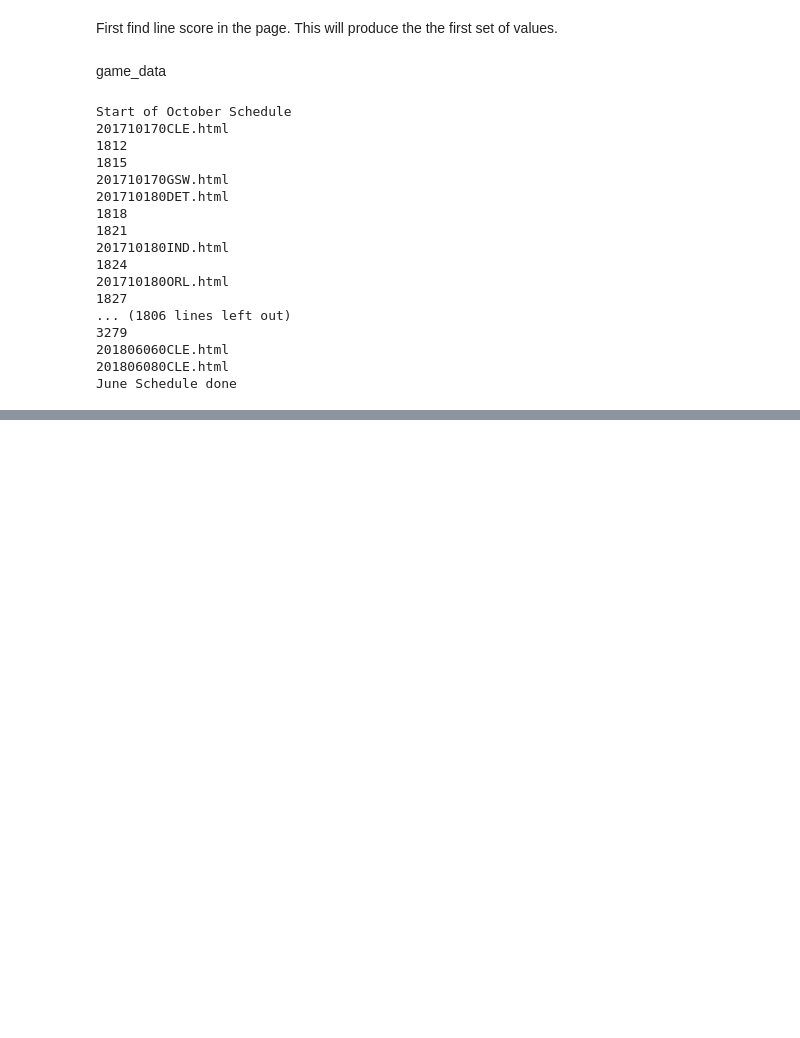
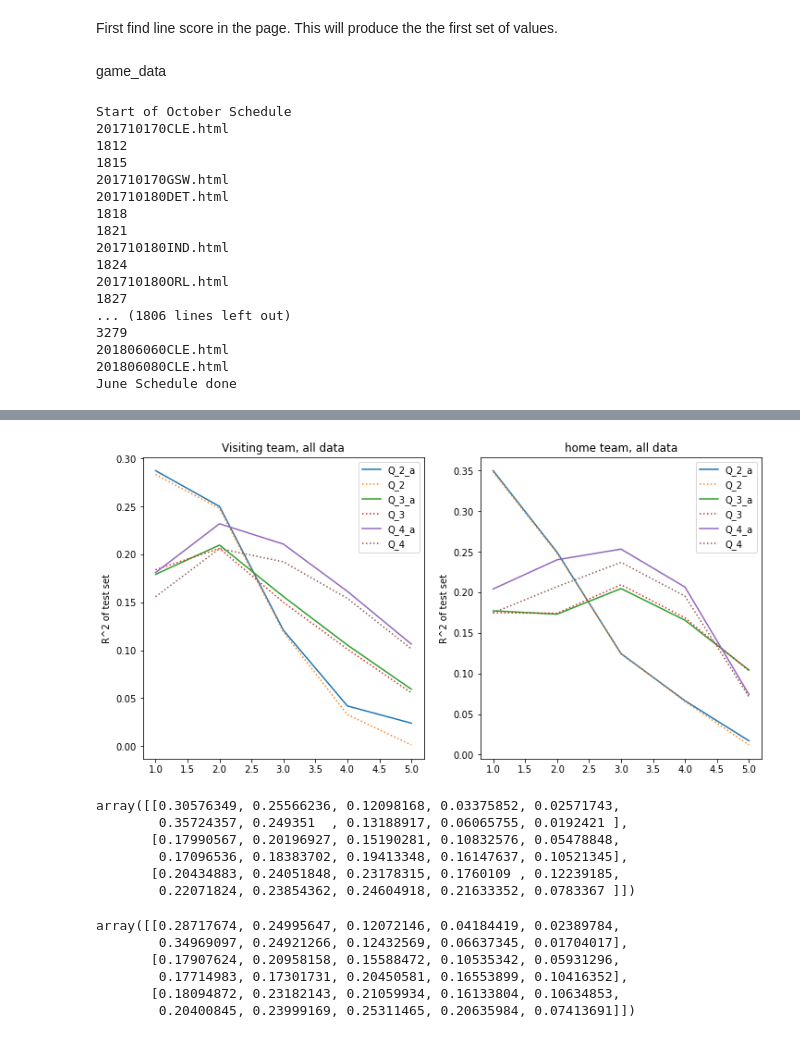
Before and after one commit to linmei99/proj2_regression, a Jupyter notebook: regression.ipynb, the cells around one changed output, grey strips where cells are left out. Cells and saved outputs as stored; diff of their text form; code cells hidden in the pictures; blank space fills up the shorter version.

```diff
--- a/regression.ipynb
+++ b/regression.ipynb
@@ -592,3 +857,40 @@ Notes:
+# %%
+plt.figure(figsize=([12,6]))
+plt.subplot(1,2,1)
+for i in range (2,5):
+    plt.plot(range(1,1+MAX_OUT),test2[i-2][0:MAX_OUT],label='Q_{}_a'.format(i))
+    plt.plot(range(1,1+MAX_OUT),test[i-2][0:MAX_OUT],label='Q_{}'.format(i), linestyle=':')
+plt.ylabel('R^2 of test set')
+plt.title("Visiting team, all data")
+plt.legend()
+plt.subplot(1,2,2)
+for i in range (2,5):
+    plt.plot(range(1,1+MAX_OUT),test2[i-2][MAX_OUT:MAX_OUT*2],label='Q_{}_a'.format(i))
+    plt.plot(range(1,1+MAX_OUT),test[i-2][MAX_OUT:MAX_OUT*2],label='Q_{}'.format(i), linestyle=':')
+plt.ylabel('R^2 of test set')
+plt.title("home team, all data")
+plt.legend()
+plt.savefig('result_c.png',dpi=150,transparent=False);
+# %% [output]
+[figure, added]
+# %%
+test_p2
+# %% [output]
+array([[0.30576349, 0.25566236, 0.12098168, 0.03375852, 0.02571743,
+        0.35724357, 0.249351  , 0.13188917, 0.06065755, 0.0192421 ],
+       [0.17990567, 0.20196927, 0.15190281, 0.10832576, 0.05478848,
+        0.17096536, 0.18383702, 0.19413348, 0.16147637, 0.10521345],
+       [0.20434883, 0.24051848, 0.23178315, 0.1760109 , 0.12239185,
+        0.22071824, 0.23854362, 0.24604918, 0.21633352, 0.0783367 ]])
+# %%
+test2
+# %% [output]
+array([[0.28717674, 0.24995647, 0.12072146, 0.04184419, 0.02389784,
+        0.34969097, 0.24921266, 0.12432569, 0.06637345, 0.01704017],
+       [0.17907624, 0.20958158, 0.15588472, 0.10535342, 0.05931296,
+        0.17714983, 0.17301731, 0.20450581, 0.16553899, 0.10416352],
+       [0.18094872, 0.23182143, 0.21059934, 0.16133804, 0.10634853,
+        0.20400845, 0.23999169, 0.25311465, 0.20635984, 0.07413691]])
 # %%
 grid_model(Ridge(),X_tr, y_train,kfold,std.transform(X_val.values),y_val)
 # %% [output]
```
Also changed, not shown: parts of 105 cells of this notebook, 2 other files.
